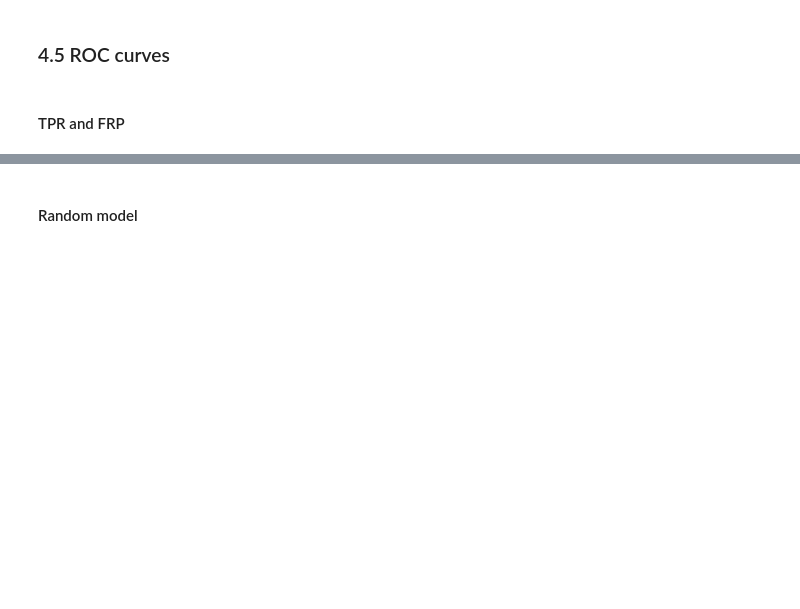
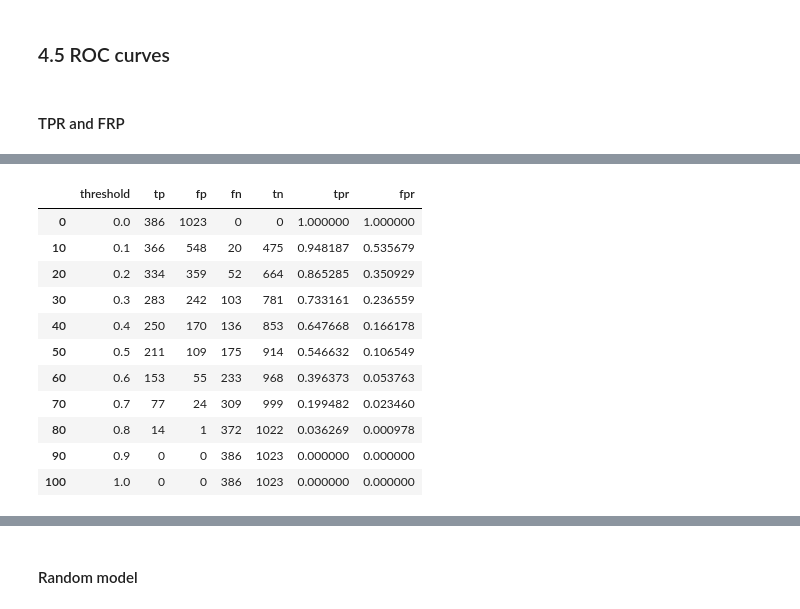
Before and after one commit to gilangbahana/ml-zoomcamp, a Jupyter notebook: 04-evaluation/Evaluation Metrics for Classification.ipynb, the cells around one changed output, grey strips where cells are left out. Drawn from its saved outputs; the diff is of its cells as text; code cells hidden in the pictures; blank space fills up the shorter version.

```diff
--- a/04-evaluation/Evaluation Metrics for Classification.ipynb
+++ b/04-evaluation/Evaluation Metrics for Classification.ipynb
@@ -398,0 +481,15 @@ print(tp, tn, fp, fn)
+# %%
+df_scores[::10]
+# %% [output]
+|  | threshold | tp | fp | fn | tn | tpr | fpr |
+| 0 | 0.0 | 386 | 1023 | 0 | 0 | 1.000000 | 1.000000 |
+| 10 | 0.1 | 366 | 548 | 20 | 475 | 0.948187 | 0.535679 |
+| 20 | 0.2 | 334 | 359 | 52 | 664 | 0.865285 | 0.350929 |
+| 30 | 0.3 | 283 | 242 | 103 | 781 | 0.733161 | 0.236559 |
+| 40 | 0.4 | 250 | 170 | 136 | 853 | 0.647668 | 0.166178 |
+| 50 | 0.5 | 211 | 109 | 175 | 914 | 0.546632 | 0.106549 |
+| 60 | 0.6 | 153 | 55 | 233 | 968 | 0.396373 | 0.053763 |
+| 70 | 0.7 | 77 | 24 | 309 | 999 | 0.199482 | 0.023460 |
+| 80 | 0.8 | 14 | 1 | 372 | 1022 | 0.036269 | 0.000978 |
+| 90 | 0.9 | 0 | 0 | 386 | 1023 | 0.000000 | 0.000000 |
+| 100 | 1.0 | 0 | 0 | 386 | 1023 | 0.000000 | 0.000000 |
```
Also changed, not shown: parts of 55 cells of this notebook.
